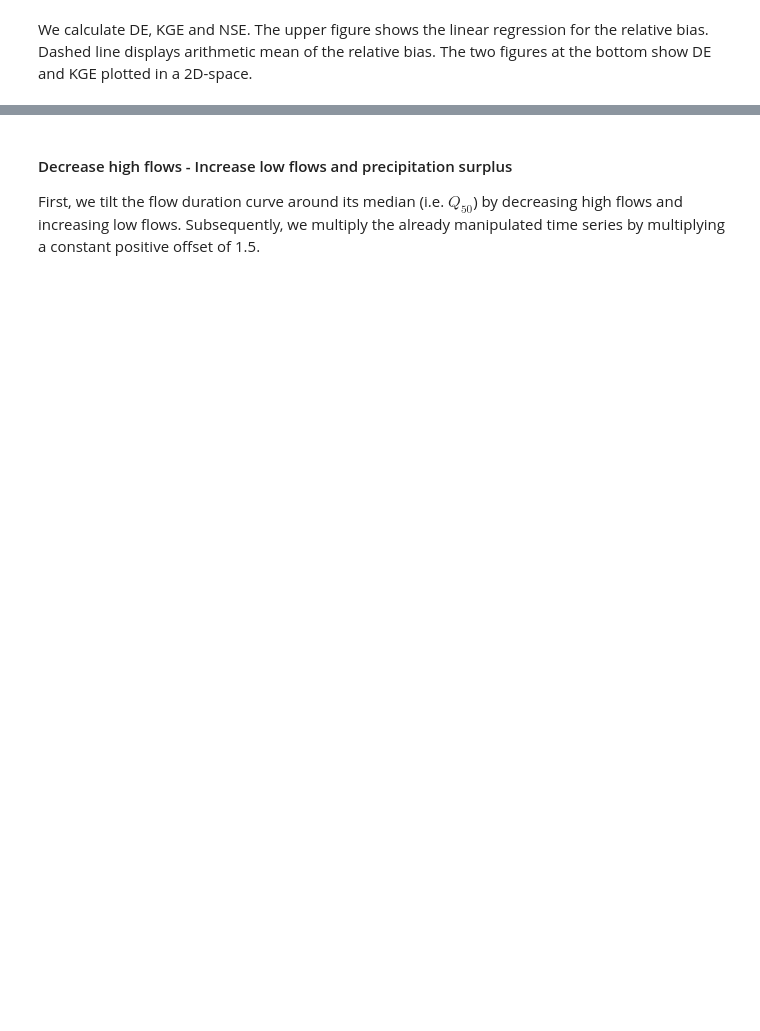
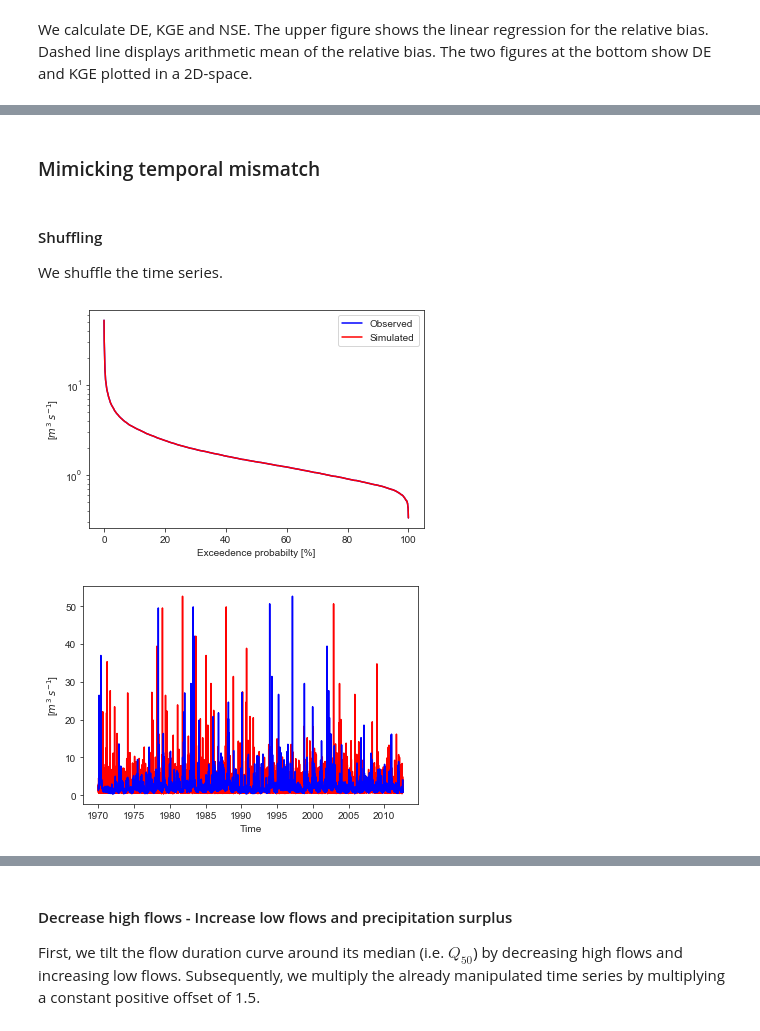
Before and after one commit to Hydrology-IFH/diag-eff, a Jupyter notebook: examples.ipynb, the cells around one changed output, grey strips where cells are left out. Drawn from its saved outputs; the diff is of its cells as text; code cells hidden in the pictures; blank space fills up the shorter version.

Commit message:
use shuffle for time series shift. use point if arrow is too small. modified notebook.

```diff
--- a/examples.ipynb
+++ b/examples.ipynb
@@ -283,0 +291,16 @@ de.vis2d_kge(obs_arr, sim_arr)  # 2-D plot of Kling-Gupta efficiency
+# %% [markdown]
+### Mimicking temporal mismatch
+# %% [markdown]
+#### Shuffling
+
+We shuffle the time series.
+# %%
+obs_sim = pd.DataFrame(index=df_ts.index, columns=['Qobs', 'Qsim'])
+obs_sim.loc[:, 'Qobs'] = df_ts.loc[:, 'Qobs']
+tss = de.time_shift(df_ts.copy(), random=True)  # shuffled time series
+obs_sim.loc[:, 'Qsim'] = tss.iloc[:, 0].values
+de.fdc_obs_sim(obs_sim['Qobs'], obs_sim['Qsim'])
+de.plot_obs_sim(obs_sim['Qobs'], obs_sim['Qsim'])
+# %% [output]
+[figure, added]
+[figure, added]
```
Also changed, not shown: parts of 32 cells of this notebook, 1 other file.
